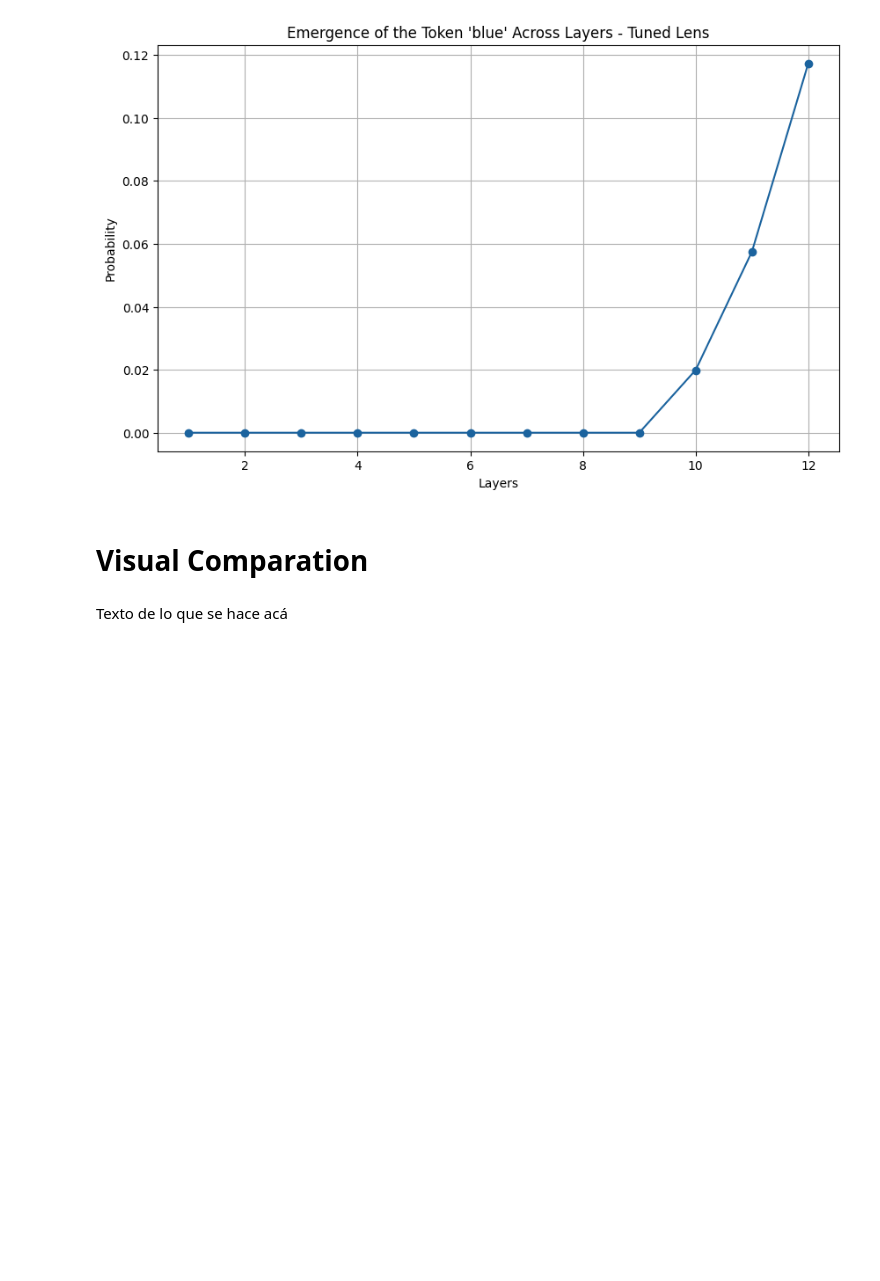
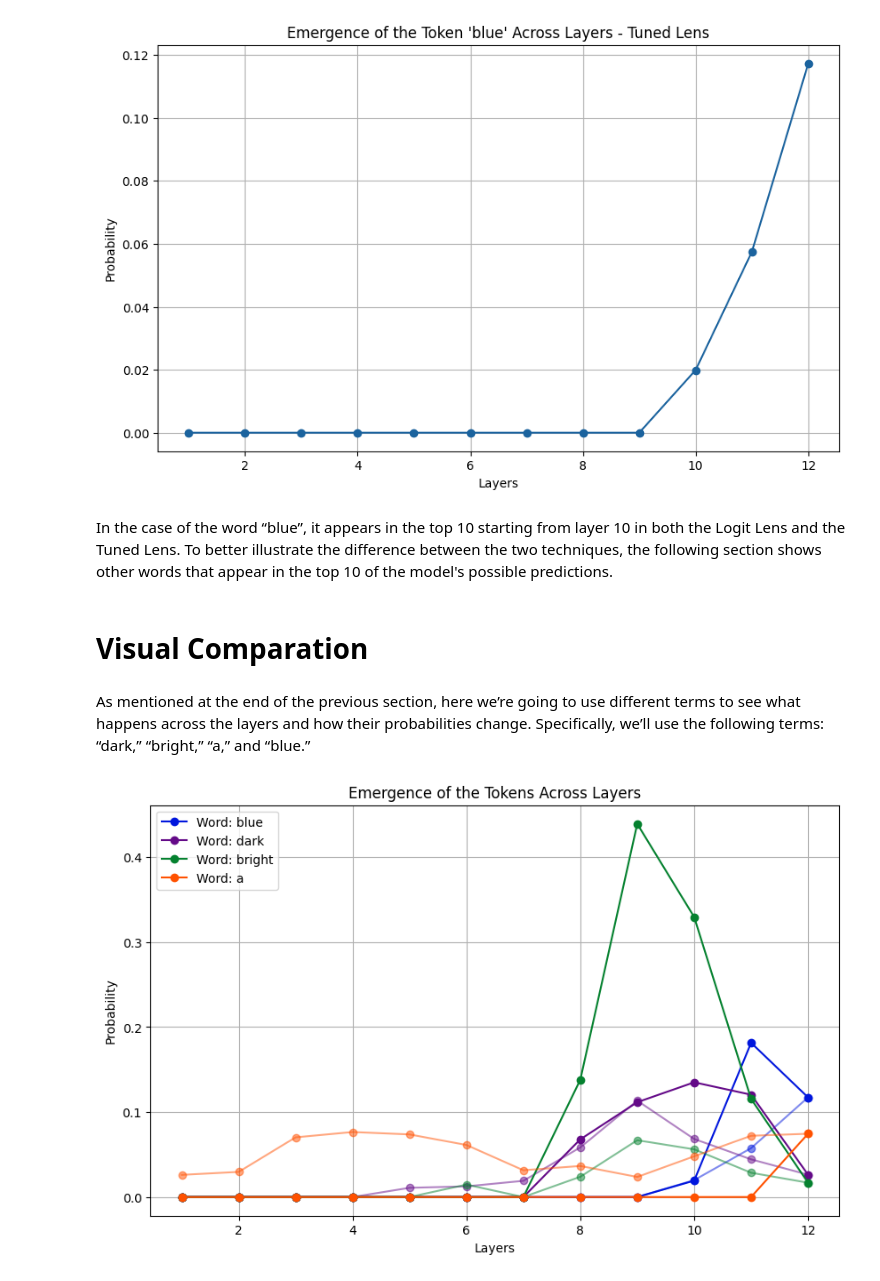
Before and after one commit to jakomycat/logit-lens-vs-tuned-lens, a Jupyter notebook: notebooks/01_lens_mechanics_and_intuition.ipynb, the cells around one changed output. Cells and saved outputs as stored; diff of their text form; code cells hidden in the pictures; blank space fills up the shorter version.

```diff
--- a/notebooks/01_lens_mechanics_and_intuition.ipynb
+++ b/notebooks/01_lens_mechanics_and_intuition.ipynb
@@ -74,7 +107,7 @@ Explicación del tuned lens
 # %%
 from src.tuned_lens import run_tuned_lens, SingleLayerTunedLens
 
-device = "cuda" if torch.cuda.is_available() else "cpu"
+device = "cpu"
 print(f'Device: {device}')
 
 hidden_size = model.config.n_embd
@@ -112,7 +145,43 @@ plt.grid()
 plt.show()
 # %% [output]
 [figure]
+# %% [markdown]
+In the case of the word “blue”, it appears in the top 10 starting from layer 10 in both the Logit Lens and the Tuned Lens. To better illustrate the difference between the two techniques, the following section shows other words that appear in the top 10 of the model's possible predictions.
 # %% [markdown]
 # Visual Comparation
 # %% [markdown]
-Texto de lo que se hace acá
+As mentioned at the end of the previous section, here we’re going to use different terms to see what happens across the layers and how their probabilities change. Specifically, we’ll use the following terms: “dark,” “bright,” “a,” and “blue.”
+# %%
+probs_dark_logit = get_word_probability(layers_predictions_logit, 'dark')
+probs_dark_tuned = get_word_probability(layers_predictions_tuned, 'dark')
+
+probs_bright_logit = get_word_probability(layers_predictions_logit, 'bright')
+probs_bright_tuned = get_word_probability(layers_predictions_tuned, 'bright')
+
+probs_a_logit = get_word_probability(layers_predictions_logit, 'a')
+probs_a_tuned = get_word_probability(layers_predictions_tuned, 'a')
+# %%
+# Graph
+plt.figure(figsize=(10, 6))
+
+plt.plot(range(1, len(probs_logit) + 1), probs_logit, marker='o', color="#0016DD", label='Word: blue')
+plt.plot(range(1, len(probs_tuned) + 1), probs_tuned, marker='o', color="#0016DD", alpha=0.5)
+
+plt.plot(range(1, len(probs_dark_logit) + 1), probs_dark_logit, marker='o', color="#640A88", label='Word: dark')
+plt.plot(range(1, len(probs_dark_tuned) + 1), probs_dark_tuned, marker='o', color="#640A88", alpha=0.5)
+
+plt.plot(range(1, len(probs_bright_logit) + 1), probs_bright_logit, marker='o', color="#05812F", label='Word: bright')
+plt.plot(range(1, len(probs_bright_tuned) + 1), probs_bright_tuned, marker='o', color="#05812F", alpha=0.5)
+
+plt.plot(range(1, len(probs_a_logit) + 1), probs_a_logit, marker='o', color="#FF5100", label='Word: a')
+plt.plot(range(1, len(probs_a_tuned) + 1), probs_a_tuned, marker='o', color="#FF5100", alpha=0.5)
+
+plt.title('Emergence of the Tokens Across Layers')
+plt.xlabel('Layers')
+plt.ylabel('Probability')
+
+plt.grid()
+plt.legend(loc='upper left')
+plt.show()
+# %% [output]
+[figure, added]
```
Also changed, not shown: parts of 10 cells of this notebook.
